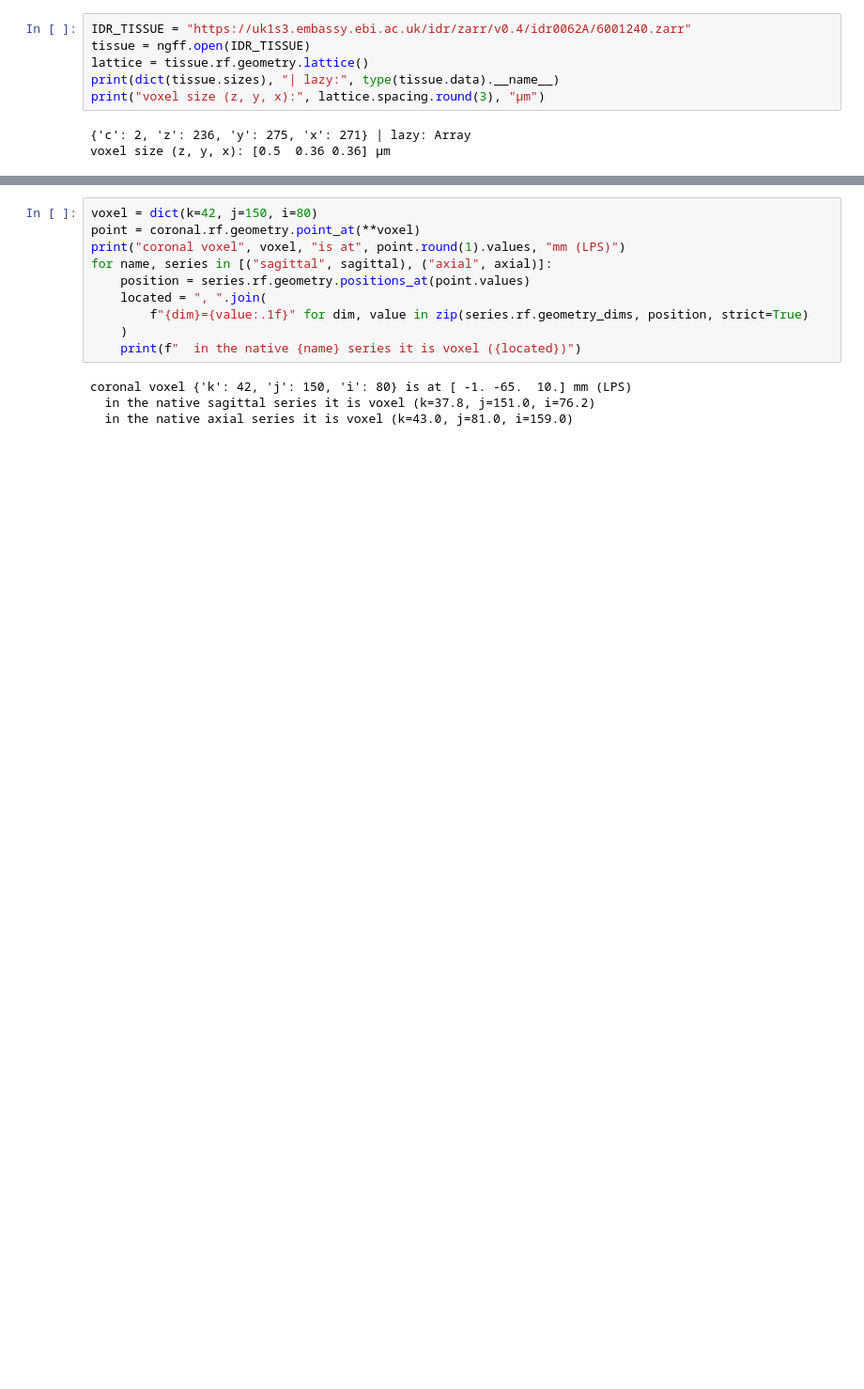
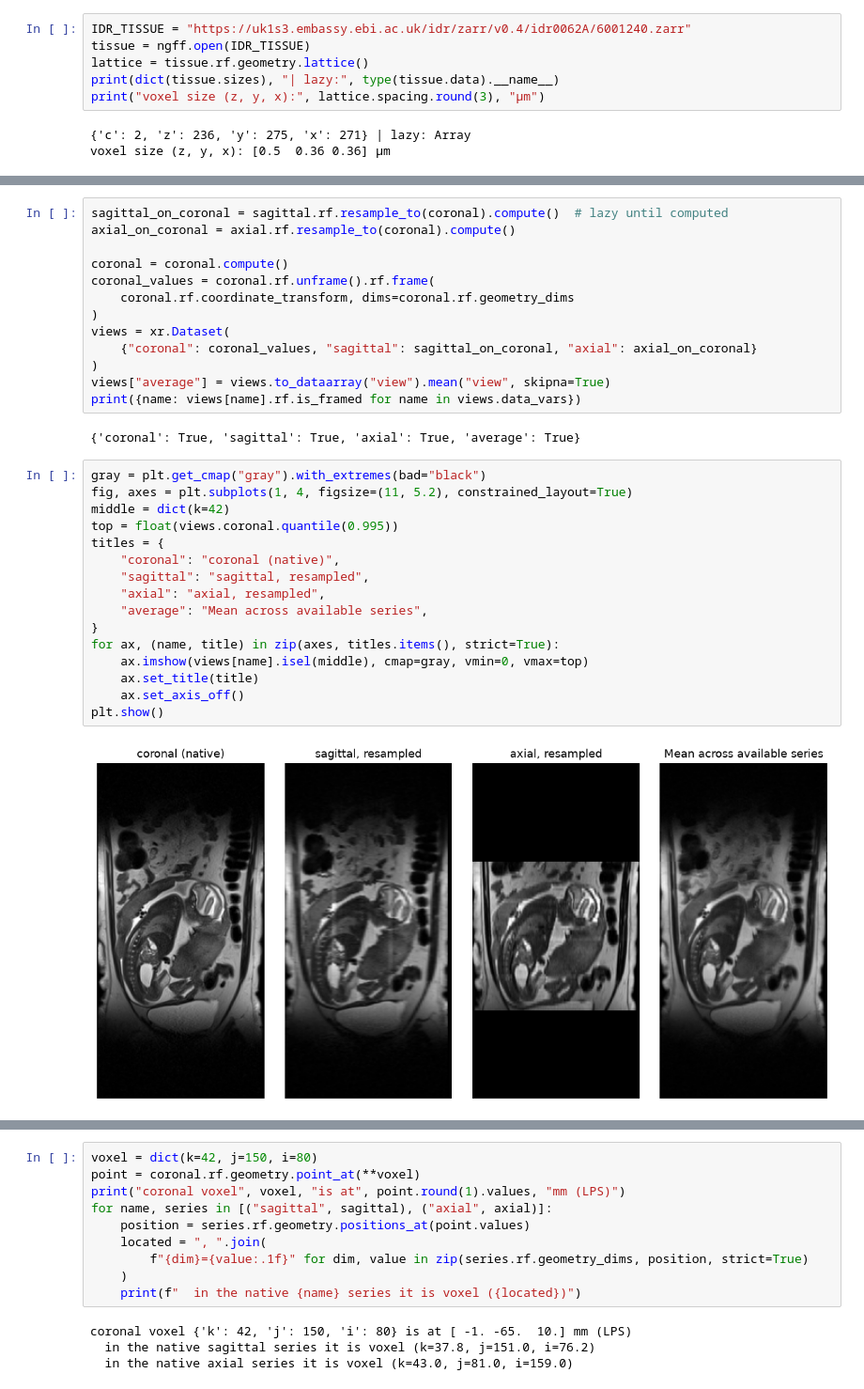
Before and after one commit to matthiasschabel/xarrayrf, a Jupyter notebook: examples/xarrayrf_tour.ipynb, the cells around one changed output, grey strips where cells are left out. Shown at 94% size. Cells and saved outputs as stored; diff of their text form; blank space fills up the shorter version.

```diff
--- a/examples/xarrayrf_tour.ipynb
+++ b/examples/xarrayrf_tour.ipynb
@@ -374,0 +327,33 @@ series sits at that same place, without resampling anything.
+# %%
+sagittal_on_coronal = sagittal.rf.resample_to(coronal).compute()  # lazy until computed
+axial_on_coronal = axial.rf.resample_to(coronal).compute()
+
+coronal = coronal.compute()
+coronal_values = coronal.rf.unframe().rf.frame(
+    coronal.rf.coordinate_transform, dims=coronal.rf.geometry_dims
+)
+views = xr.Dataset(
+    {"coronal": coronal_values, "sagittal": sagittal_on_coronal, "axial": axial_on_coronal}
+)
+views["average"] = views.to_dataarray("view").mean("view", skipna=True)
+print({name: views[name].rf.is_framed for name in views.data_vars})
+# %% [output]
+{'coronal': True, 'sagittal': True, 'axial': True, 'average': True}
+# %%
+gray = plt.get_cmap("gray").with_extremes(bad="black")
+fig, axes = plt.subplots(1, 4, figsize=(11, 5.2), constrained_layout=True)
+middle = dict(k=42)
+top = float(views.coronal.quantile(0.995))
+titles = {
+    "coronal": "coronal (native)",
+    "sagittal": "sagittal, resampled",
+    "axial": "axial, resampled",
+    "average": "Mean across available series",
+}
+for ax, (name, title) in zip(axes, titles.items(), strict=True):
+    ax.imshow(views[name].isel(middle), cmap=gray, vmin=0, vmax=top)
+    ax.set_title(title)
+    ax.set_axis_off()
+plt.show()
+# %% [output]
+[figure, added]
```
Also changed, not shown: parts of 94 cells of this notebook, 2 other files.
